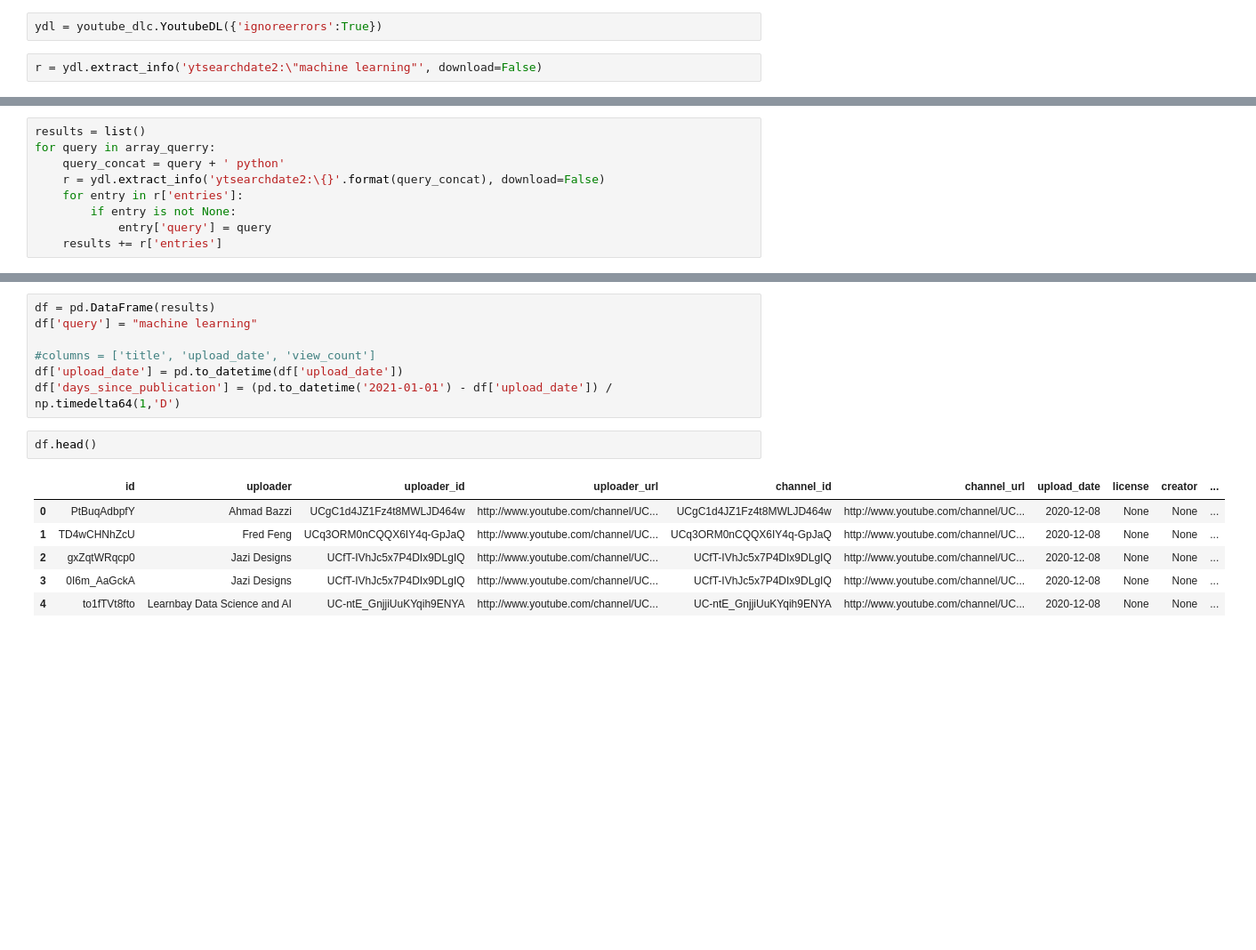
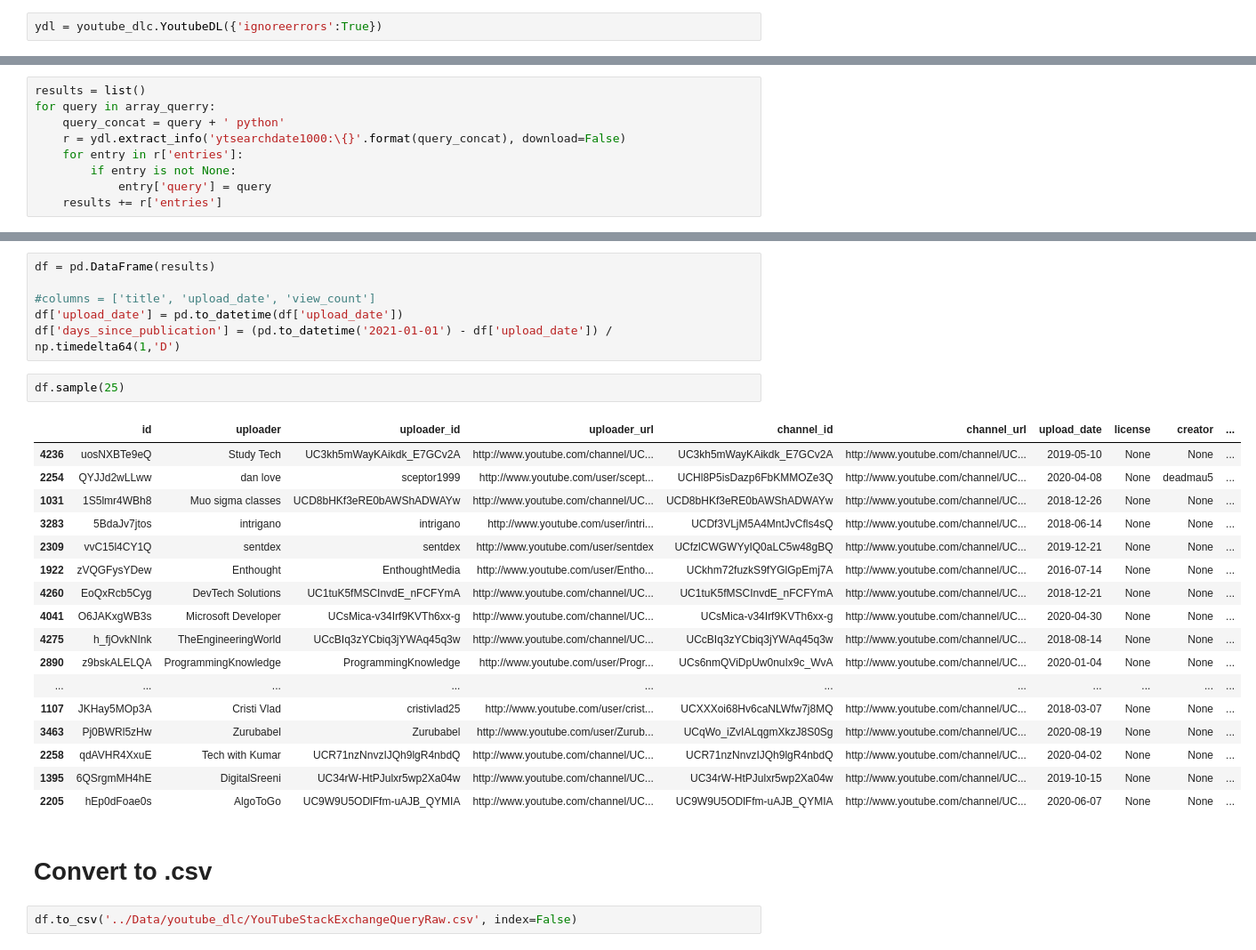
Before and after one commit to FabioCaffarello/Youtube-Video-Recommendations, a Jupyter notebook: 01-WebScrape/03-YoutubeData.ipynb, the cells around one changed output, grey strips where cells are left out. Shown at 89% size. Drawn from its saved outputs; the diff is of its cells as text; blank space fills up the shorter version.

Commit message:
youtube_dlc scrape

```diff
--- a/01-WebScrape/03-YoutubeData.ipynb
+++ b/01-WebScrape/03-YoutubeData.ipynb
@@ -9,5 +9,3 @@ import numpy as np
 pd.set_option('display.max_columns', 200)
 # %%
 ydl = youtube_dlc.YoutubeDL({'ignoreerrors':True})
-# %%
-r = ydl.extract_info('ytsearchdate2:\"machine learning"', download=False)
@@ -70,7 +39,7 @@ array_querry = ['machine-learning',
 results = list()
 for query in array_querry:
     query_concat = query + ' python'
-    r = ydl.extract_info('ytsearchdate2:\{}'.format(query_concat), download=False)
+    r = ydl.extract_info('ytsearchdate1000:\{}'.format(query_concat), download=False)
     for entry in r['entries']:
         if entry is not None:
             entry['query'] = query
@@ -101,16 +52,30 @@ len(results)
 # %%
 df = pd.DataFrame(results)
-df['query'] = "machine learning"
 
 #columns = ['title', 'upload_date', 'view_count']
 df['upload_date'] = pd.to_datetime(df['upload_date'])
 df['days_since_publication'] = (pd.to_datetime('2021-01-01') - df['upload_date']) / np.timedelta64(1,'D')
-# %%
-df.head()
-# %% [output]
-|  | id | uploader | uploader_id | uploader_url | channel_id | channel_url | upload_date | license | creator | ... |
-| 0 | PtBuqAdbpfY | Ahmad Bazzi | UCgC1d4JZ1Fz4t8MWLJD464w | http://www.youtube.com/channel/UC... | UCgC1d4JZ1Fz4t8MWLJD464w | http://www.youtube.com/channel/UC... | 2020-12-08 | None | None | ... |
-| 1 | TD4wCHNhZcU | Fred Feng | UCq3ORM0nCQQX6IY4q-GpJaQ | http://www.youtube.com/channel/UC... | UCq3ORM0nCQQX6IY4q-GpJaQ | http://www.youtube.com/channel/UC... | 2020-12-08 | None | None | ... |
-| 2 | gxZqtWRqcp0 | Jazi Designs | UCfT-IVhJc5x7P4DIx9DLgIQ | http://www.youtube.com/channel/UC... | UCfT-IVhJc5x7P4DIx9DLgIQ | http://www.youtube.com/channel/UC... | 2020-12-08 | None | None | ... |
-| 3 | 0I6m_AaGckA | Jazi Designs | UCfT-IVhJc5x7P4DIx9DLgIQ | http://www.youtube.com/channel/UC... | UCfT-IVhJc5x7P4DIx9DLgIQ | http://www.youtube.com/channel/UC... | 2020-12-08 | None | None | ... |
-| 4 | to1fTVt8fto | Learnbay Data Science and AI | UC-ntE_GnjjiUuKYqih9ENYA | http://www.youtube.com/channel/UC... | UC-ntE_GnjjiUuKYqih9ENYA | http://www.youtube.com/channel/UC... | 2020-12-08 | None | None | ... |
+# %%
+df.sample(25)
+# %% [output]
+|  | id | uploader | uploader_id | uploader_url | channel_id | channel_url | upload_date | license | creator | ... |
+| 4236 | uosNXBTe9eQ | Study Tech | UC3kh5mWayKAikdk_E7GCv2A | http://www.youtube.com/channel/UC... | UC3kh5mWayKAikdk_E7GCv2A | http://www.youtube.com/channel/UC... | 2019-05-10 | None | None | ... |
+| 2254 | QYJJd2wLLww | dan love | sceptor1999 | http://www.youtube.com/user/scept... | UCHl8P5isDazp6FbKMMOZe3Q | http://www.youtube.com/channel/UC... | 2020-04-08 | None | deadmau5 | ... |
+| 1031 | 1S5lmr4WBh8 | Muo sigma classes | UCD8bHKf3eRE0bAWShADWAYw | http://www.youtube.com/channel/UC... | UCD8bHKf3eRE0bAWShADWAYw | http://www.youtube.com/channel/UC... | 2018-12-26 | None | None | ... |
+| 3283 | 5BdaJv7jtos | intrigano | intrigano | http://www.youtube.com/user/intri... | UCDf3VLjM5A4MntJvCfls4sQ | http://www.youtube.com/channel/UC... | 2018-06-14 | None | None | ... |
+| 2309 | vvC15l4CY1Q | sentdex | sentdex | http://www.youtube.com/user/sentdex | UCfzlCWGWYyIQ0aLC5w48gBQ | http://www.youtube.com/channel/UC... | 2019-12-21 | None | None | ... |
+| 1922 | zVQGFysYDew | Enthought | EnthoughtMedia | http://www.youtube.com/user/Entho... | UCkhm72fuzkS9fYGlGpEmj7A | http://www.youtube.com/channel/UC... | 2016-07-14 | None | None | ... |
+| 4260 | EoQxRcb5Cyg | DevTech Solutions | UC1tuK5fMSCInvdE_nFCFYmA | http://www.youtube.com/channel/UC... | UC1tuK5fMSCInvdE_nFCFYmA | http://www.youtube.com/channel/UC... | 2018-12-21 | None | None | ... |
+| 4041 | O6JAKxgWB3s | Microsoft Developer | UCsMica-v34Irf9KVTh6xx-g | http://www.youtube.com/channel/UC... | UCsMica-v34Irf9KVTh6xx-g | http://www.youtube.com/channel/UC... | 2020-04-30 | None | None | ... |
+| 4275 | h_fjOvkNInk | TheEngineeringWorld | UCcBIq3zYCbiq3jYWAq45q3w | http://www.youtube.com/channel/UC... | UCcBIq3zYCbiq3jYWAq45q3w | http://www.youtube.com/channel/UC... | 2018-08-14 | None | None | ... |
+| 2890 | z9bskALELQA | ProgrammingKnowledge | ProgrammingKnowledge | http://www.youtube.com/user/Progr... | UCs6nmQViDpUw0nuIx9c_WvA | http://www.youtube.com/channel/UC... | 2020-01-04 | None | None | ... |
+| ... | ... | ... | ... | ... | ... | ... | ... | ... | ... | ... |
+| 1107 | JKHay5MOp3A | Cristi Vlad | cristivlad25 | http://www.youtube.com/user/crist... | UCXXXoi68Hv6caNLWfw7j8MQ | http://www.youtube.com/channel/UC... | 2018-03-07 | None | None | ... |
+| 3463 | Pj0BWRl5zHw | Zurubabel | Zurubabel | http://www.youtube.com/user/Zurub... | UCqWo_iZvIALqgmXkzJ8S0Sg | http://www.youtube.com/channel/UC... | 2020-08-19 | None | None | ... |
+| 2258 | qdAVHR4XxuE | Tech with Kumar | UCR71nzNnvzIJQh9lgR4nbdQ | http://www.youtube.com/channel/UC... | UCR71nzNnvzIJQh9lgR4nbdQ | http://www.youtube.com/channel/UC... | 2020-04-02 | None | None | ... |
+| 1395 | 6QSrgmMH4hE | DigitalSreeni | UC34rW-HtPJulxr5wp2Xa04w | http://www.youtube.com/channel/UC... | UC34rW-HtPJulxr5wp2Xa04w | http://www.youtube.com/channel/UC... | 2019-10-15 | None | None | ... |
+| 2205 | hEp0dFoae0s | AlgoToGo | UC9W9U5ODlFfm-uAJB_QYMIA | http://www.youtube.com/channel/UC... | UC9W9U5ODlFfm-uAJB_QYMIA | http://www.youtube.com/channel/UC... | 2020-06-07 | None | None | ... |
+# %% [markdown]
+# Convert to .csv
+# %%
+df.to_csv('../Data/youtube_dlc/YouTubeStackExchangeQueryRaw.csv', index=False)
```
Also changed, not shown: parts of 6 cells of this notebook, 1 other file.
